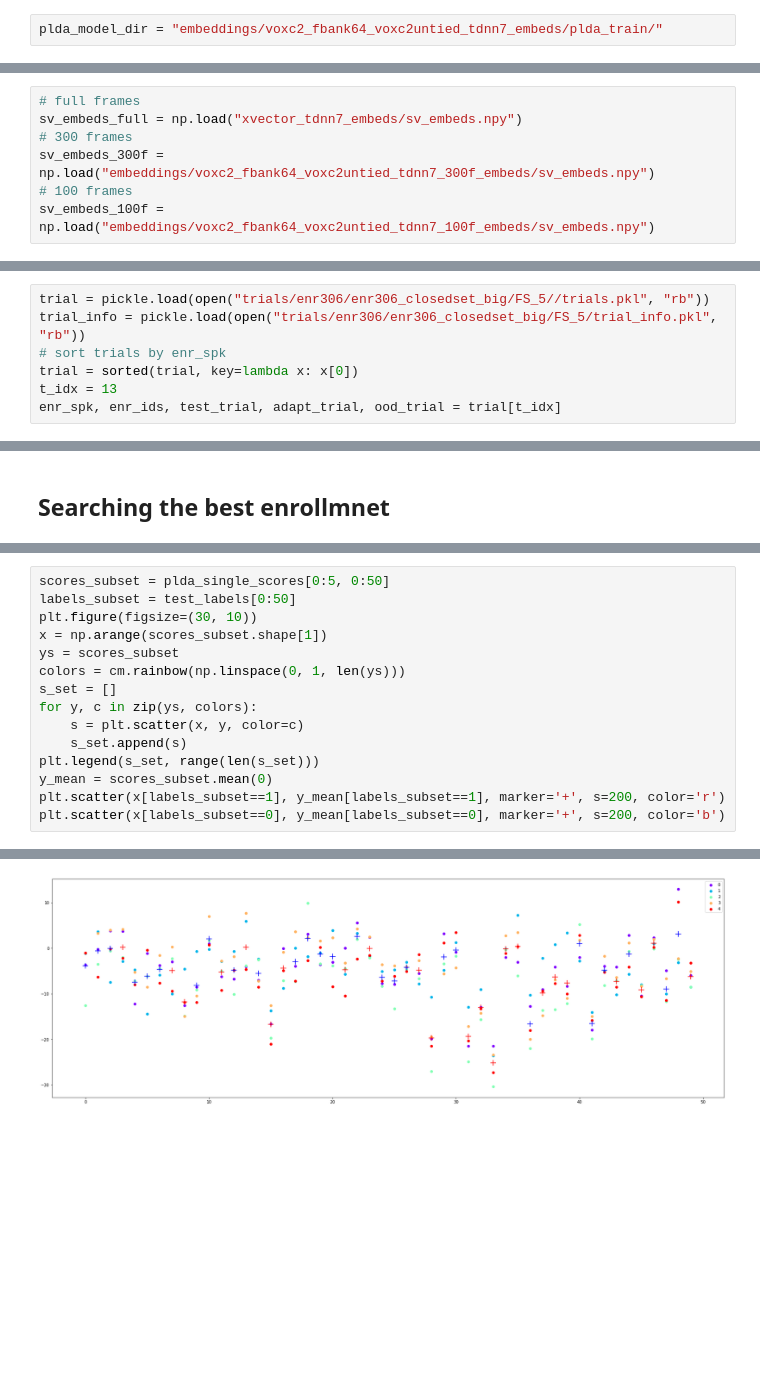
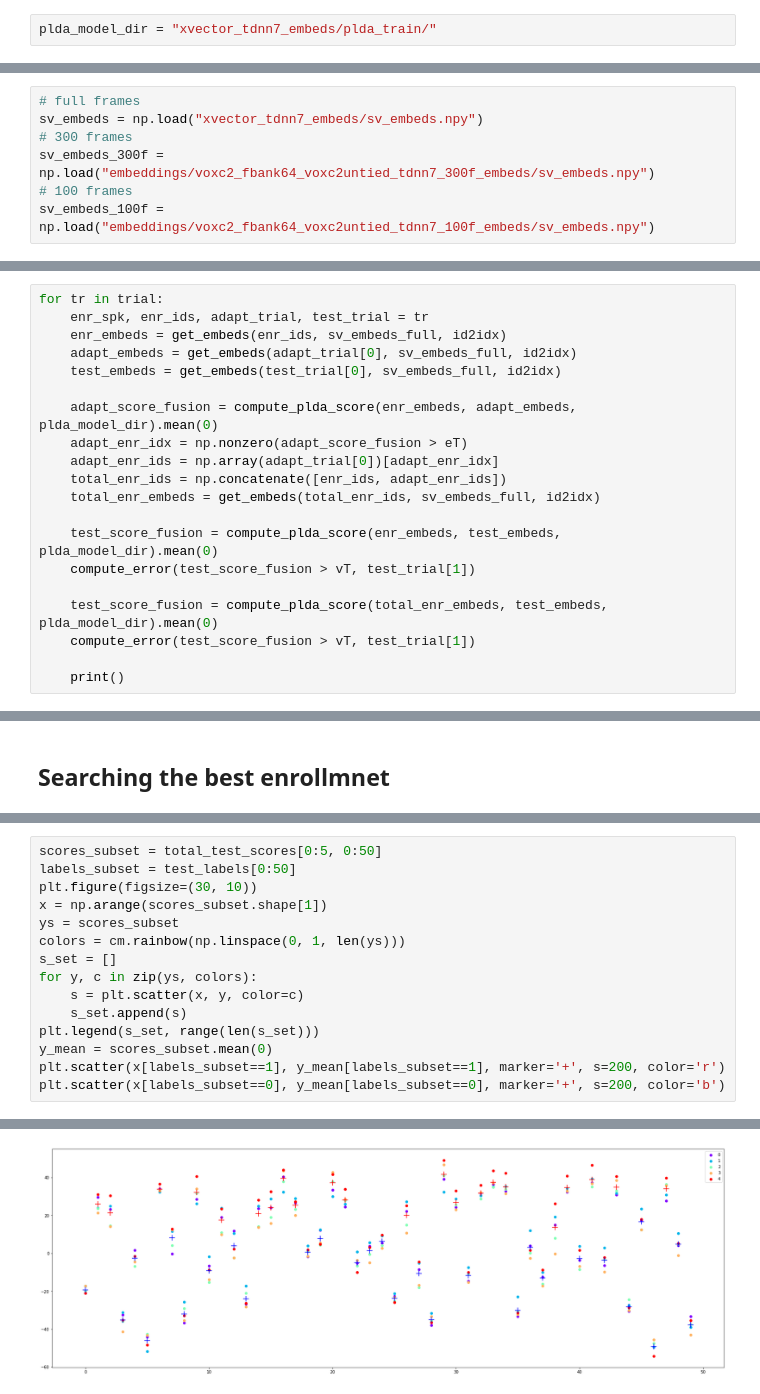
Before and after one commit to muncok/ASV_Experiments, a Jupyter notebook: exp_adaptive_sv/batch_sv_system_plda.ipynb, the cells around one changed output, grey strips where cells are left out. Drawn from its saved outputs; the diff is of its cells as text; blank space fills up the shorter version.

Commit message:
update exp_adaptivs_sv

```diff
--- a/exp_adaptive_sv/batch_sv_system_plda.ipynb
+++ b/exp_adaptive_sv/batch_sv_system_plda.ipynb
@@ -62,22 +68,15 @@ def compute_plda_score(enr_embeds, test_embeds, plda_dir, score_dir="./plda_scor
 # %% [markdown]
 ## PLDA Score
 # %%
-plda_model_dir = "embeddings/voxc2_fbank64_voxc2untied_tdnn7_embeds/plda_train/"
+plda_model_dir = "xvector_tdnn7_embeds/plda_train/"
 # %% [markdown]
 ### sv_embeds
 # %%
 # full frames
-sv_embeds_full = np.load("xvector_tdnn7_embeds/sv_embeds.npy")
+sv_embeds = np.load("xvector_tdnn7_embeds/sv_embeds.npy")
 # 300 frames
 sv_embeds_300f = np.load("embeddings/voxc2_fbank64_voxc2untied_tdnn7_300f_embeds/sv_embeds.npy")
 # 100 frames
 sv_embeds_100f = np.load("embeddings/voxc2_fbank64_voxc2untied_tdnn7_100f_embeds/sv_embeds.npy")
 # %% [markdown]
 ### Trials
-# %%
-trial = pickle.load(open("trials/enr306/enr306_closedset_big/FS_5//trials.pkl", "rb"))
-trial_info = pickle.load(open("trials/enr306/enr306_closedset_big/FS_5/trial_info.pkl", "rb"))
-# sort trials by enr_spk
-trial = sorted(trial, key=lambda x: x[0])
-t_idx = 13
-enr_spk, enr_ids, test_trial, adapt_trial, ood_trial = trial[t_idx]
@@ -126,2 +117,22 @@ err=0.0038, eer=0.0000, fpr=0.0076, fnr=0.0000, thres=10.0000
 # %% [markdown]
 ### Iterate trials
+# %%
+for tr in trial:
+    enr_spk, enr_ids, adapt_trial, test_trial = tr
+    enr_embeds = get_embeds(enr_ids, sv_embeds_full, id2idx)
+    adapt_embeds = get_embeds(adapt_trial[0], sv_embeds_full, id2idx)
+    test_embeds = get_embeds(test_trial[0], sv_embeds_full, id2idx)
+
+    adapt_score_fusion = compute_plda_score(enr_embeds, adapt_embeds, plda_model_dir).mean(0)
+    adapt_enr_idx = np.nonzero(adapt_score_fusion > eT)
+    adapt_enr_ids = np.array(adapt_trial[0])[adapt_enr_idx]
+    total_enr_ids = np.concatenate([enr_ids, adapt_enr_ids])
+    total_enr_embeds = get_embeds(total_enr_ids, sv_embeds_full, id2idx)
+
+    test_score_fusion = compute_plda_score(enr_embeds, test_embeds, plda_model_dir).mean(0)
+    compute_error(test_score_fusion > vT, test_trial[1])
+
+    test_score_fusion = compute_plda_score(total_enr_embeds, test_embeds, plda_model_dir).mean(0)
+    compute_error(test_score_fusion > vT, test_trial[1])
+
+    print()
@@ -136,18 +162,18 @@ ValueError: operands could not be broadcast together with shapes (104,) (652,)
 # %%
-scores_subset = plda_single_scores[0:5, 0:50]
+scores_subset = total_test_scores[0:5, 0:50]
 labels_subset = test_labels[0:50]
 plt.figure(figsize=(30, 10))
 x = np.arange(scores_subset.shape[1])
 ys = scores_subset
 colors = cm.rainbow(np.linspace(0, 1, len(ys)))
 s_set = []
 for y, c in zip(ys, colors):
     s = plt.scatter(x, y, color=c)
     s_set.append(s)
 plt.legend(s_set, range(len(s_set)))
 y_mean = scores_subset.mean(0)
 plt.scatter(x[labels_subset==1], y_mean[labels_subset==1], marker='+', s=200, color='r')
 plt.scatter(x[labels_subset==0], y_mean[labels_subset==0], marker='+', s=200, color='b')
 # %% [output]
 <matplotlib.collections.PathCollection at 0x...>
-[figure, old version]
+[figure, new version]
```
Also changed, not shown: parts of 19 cells of this notebook, 4 other files.
